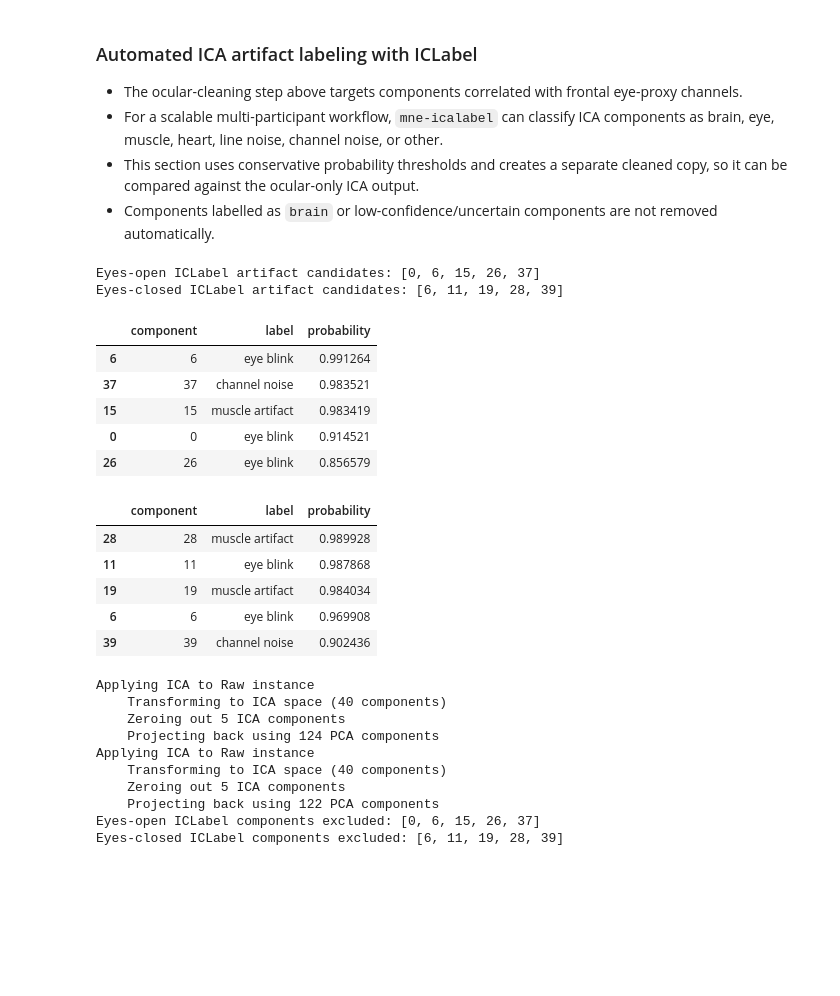
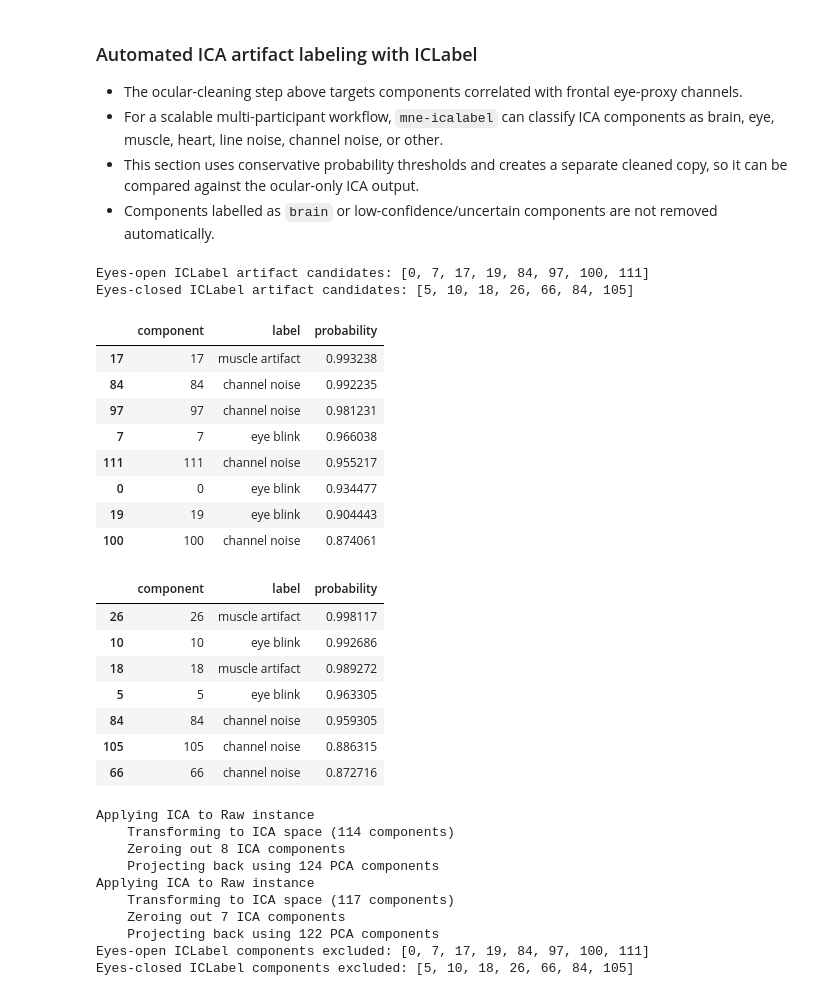
Before and after one commit to nmarryatt/neurogenetics-ml, a Jupyter notebook: notebooks/02_Preprocessing.ipynb, the cells around one changed output. Saved outputs shown, nothing was run; the diff lists cells and outputs as text; code cells hidden in the pictures; blank space fills up the shorter version.

```diff
--- a/notebooks/02_Preprocessing.ipynb
+++ b/notebooks/02_Preprocessing.ipynb
@@ -350,8 +350,12 @@ Effective window size : 4.000 (s)
 - Fixed-length epoching and bad-epoch rejection will be added after ICA once the artifact-component decisions are clearer.
 # %%
 # Fit ICA separately for eyes-open and eyes-closed continuous segments
+
+rank = mne.compute_rank(raw_eyes_open_1_40, tol='auto')
+print(rank)
+
 ica_params = {
-    "n_components": 40,
+    "n_components": None,
     "method": "fastica",
     "max_iter": "auto",
     "random_state": 7,
@@ -540,15 +557,15 @@ except ImportError as exc:
 
 # Conservative thresholds: stricter for muscle/channel/line-noise components.
 artifact_thresholds = {
-    "eye blink": 0.80,
-    "muscle artifact": 0.90,
-    "heart beat": 0.80,
-    "line noise": 0.90,
-    "channel noise": 0.90,
+    "eye blink": 0.85,
+    "muscle artifact": 0.85,
+    "heart beat": 0.85,
+    "line noise": 0.85,
+    "channel noise": 0.85,
 }
 
 def get_icalabel_artifact_components(raw, ica, thresholds):
-    labels = label_components(raw, ica, method="iclabel")
+    labels = label_components(raw, ica, method="iclabel") # run IC label on fitted ICA component
     component_labels = labels["labels"]
     component_probs = labels["y_pred_proba"]
     artifact_components = []
@@ -559,46 +576,51 @@ def get_icalabel_artifact_components(raw, ica, thresholds):
             artifact_components.append(idx)
 
     summary = [
         {"component": idx, "label": label, "probability": float(prob)}
         for idx, (label, prob) in enumerate(zip(component_labels, component_probs))
     ]
     return artifact_components, summary
 
 icalabel_open_auto, icalabel_open_summary = get_icalabel_artifact_components(
     raw_eyes_open_1_40, ica_open, artifact_thresholds
 )
 icalabel_closed_auto, icalabel_closed_summary = get_icalabel_artifact_components(
     raw_eyes_closed_1_40, ica_closed, artifact_thresholds
 )
 
 print("Eyes-open ICLabel artifact candidates:", icalabel_open_auto)
 print("Eyes-closed ICLabel artifact candidates:", icalabel_closed_auto)
 
 display(
     pd.DataFrame(icalabel_open_summary)
     .query("component in @icalabel_open_auto")
     .sort_values("probability", ascending=False)
 )
 display(
     pd.DataFrame(icalabel_closed_summary)
     .query("component in @icalabel_closed_auto")
     .sort_values("probability", ascending=False)
 )
 # %% [output]
-Eyes-open ICLabel artifact candidates: [0, 6, 15, 26, 37]
-Eyes-closed ICLabel artifact candidates: [6, 11, 19, 28, 39]
+Eyes-open ICLabel artifact candidates: [0, 7, 17, 19, 84, 97, 100, 111]
+Eyes-closed ICLabel artifact candidates: [5, 10, 18, 26, 66, 84, 105]
 |  | component | label | probability |
-| 6 | 6 | eye blink | 0.991264 |
-| 37 | 37 | channel noise | 0.983521 |
-| 15 | 15 | muscle artifact | 0.983419 |
-| 0 | 0 | eye blink | 0.914521 |
-| 26 | 26 | eye blink | 0.856579 |
+| 17 | 17 | muscle artifact | 0.993238 |
+| 84 | 84 | channel noise | 0.992235 |
+| 97 | 97 | channel noise | 0.981231 |
+| 7 | 7 | eye blink | 0.966038 |
+| 111 | 111 | channel noise | 0.955217 |
+| 0 | 0 | eye blink | 0.934477 |
+| 19 | 19 | eye blink | 0.904443 |
+| 100 | 100 | channel noise | 0.874061 |
 |  | component | label | probability |
-| 28 | 28 | muscle artifact | 0.989928 |
-| 11 | 11 | eye blink | 0.987868 |
-| 19 | 19 | muscle artifact | 0.984034 |
-| 6 | 6 | eye blink | 0.969908 |
-| 39 | 39 | channel noise | 0.902436 |
+| 26 | 26 | muscle artifact | 0.998117 |
+| 10 | 10 | eye blink | 0.992686 |
+| 18 | 18 | muscle artifact | 0.989272 |
+| 5 | 5 | eye blink | 0.963305 |
+| 84 | 84 | channel noise | 0.959305 |
+| 105 | 105 | channel noise | 0.886315 |
+| 66 | 66 | channel noise | 0.872716 |
 # %%
 # Apply the ICLabel-based automated exclusions to separate comparison copies
 ica_open_icalabel = ica_open.copy()
@@ -617,15 +639,15 @@ print("Eyes-open ICLabel components excluded:", ica_open_icalabel.exclude)
 print("Eyes-closed ICLabel components excluded:", ica_closed_icalabel.exclude)
 # %% [output]
 Applying ICA to Raw instance
-    Transforming to ICA space (40 components)
-    Zeroing out 5 ICA components
+    Transforming to ICA space (114 components)
+    Zeroing out 8 ICA components
     Projecting back using 124 PCA components
 Applying ICA to Raw instance
-    Transforming to ICA space (40 components)
-    Zeroing out 5 ICA components
+    Transforming to ICA space (117 components)
+    Zeroing out 7 ICA components
     Projecting back using 122 PCA components
-Eyes-open ICLabel components excluded: [0, 6, 15, 26, 37]
-Eyes-closed ICLabel components excluded: [6, 11, 19, 28, 39]
+Eyes-open ICLabel components excluded: [0, 7, 17, 19, 84, 97, 100, 111]
+Eyes-closed ICLabel components excluded: [5, 10, 18, 26, 66, 84, 105]
 # %%
 # Compare ocular-only ICA cleaning against ICLabel-based automated ICA cleaning
 fig, axes = plt.subplots(1, 3, figsize=(18, 5), sharey=True)
```
Also changed, not shown: parts of 11 cells of this notebook, 3 other files.
